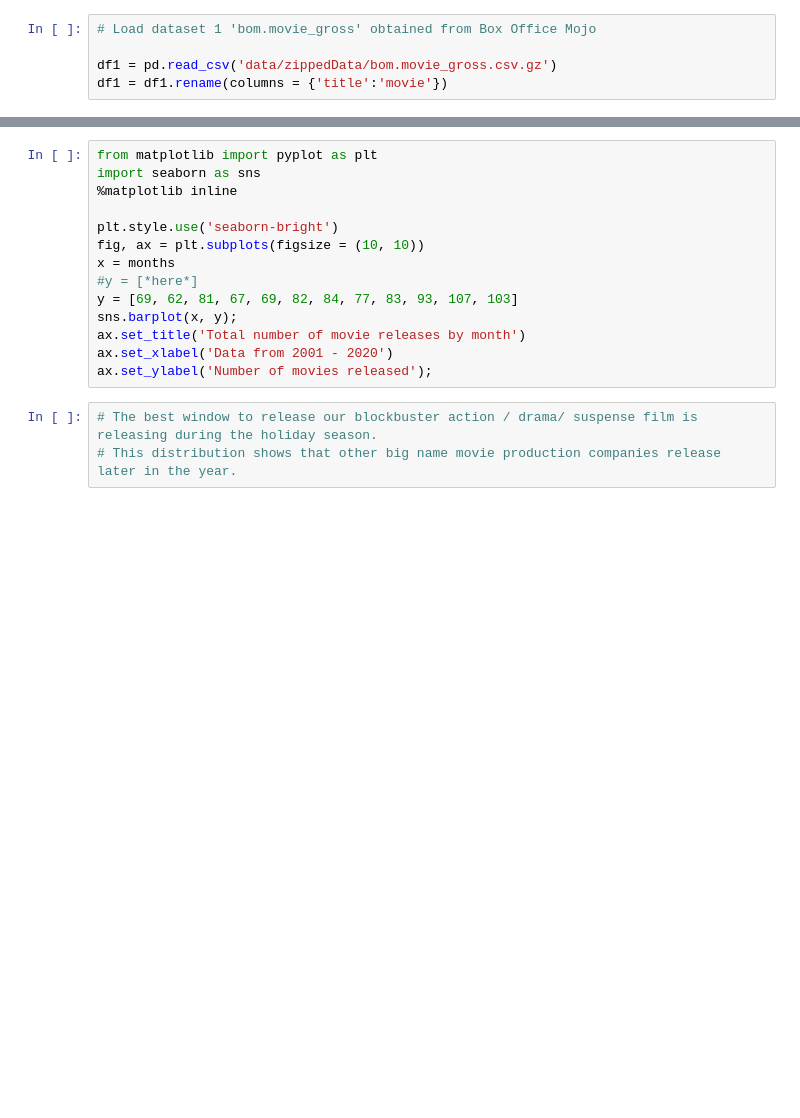
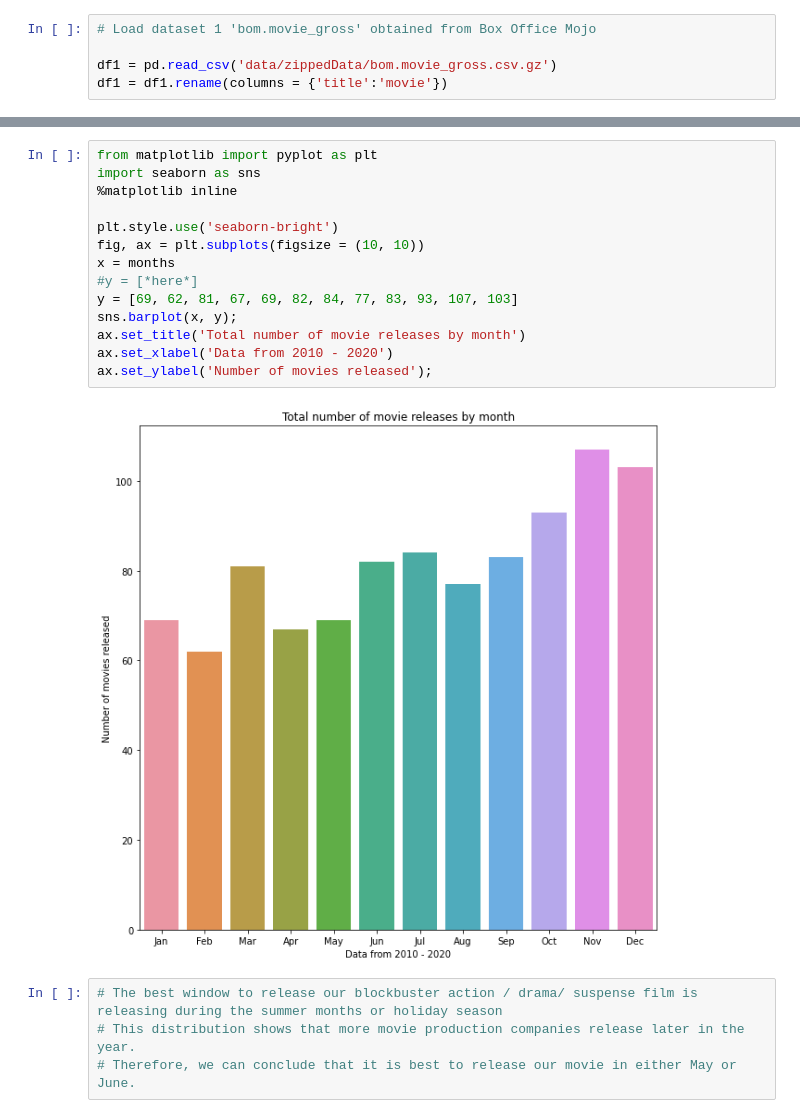
Before and after one commit to learn-co-curriculum/dsc-project-template, a Jupyter notebook: BigFrame.ipynb, the cells around one changed output, grey strips where cells are left out. Saved outputs shown, nothing was run; the diff lists cells and outputs as text; blank space fills up the shorter version.

```diff
--- a/BigFrame.ipynb
+++ b/BigFrame.ipynb
@@ -293,17 +314,20 @@ list(df_months.value_counts().index)
 # %%
 from matplotlib import pyplot as plt
 import seaborn as sns
 %matplotlib inline
 
 plt.style.use('seaborn-bright')
 fig, ax = plt.subplots(figsize = (10, 10))
 x = months
 #y = [*here*]
 y = [69, 62, 81, 67, 69, 82, 84, 77, 83, 93, 107, 103]
 sns.barplot(x, y);
 ax.set_title('Total number of movie releases by month')
-ax.set_xlabel('Data from 2001 - 2020')
+ax.set_xlabel('Data from 2010 - 2020')
 ax.set_ylabel('Number of movies released');
+# %% [output]
+[figure, added]
 # %%
-# The best window to release our blockbuster action / drama/ suspense film is releasing during the holiday season.
-# This distribution shows that other big name movie production companies release later in the year.
+# The best window to release our blockbuster action / drama/ suspense film is releasing during the summer months or holiday season
+# This distribution shows that more movie production companies release later in the year.
+# Therefore, we can conclude that it is best to release our movie in either May or June.
```
Also changed, not shown: parts of 23 cells of this notebook, 2 other files.
